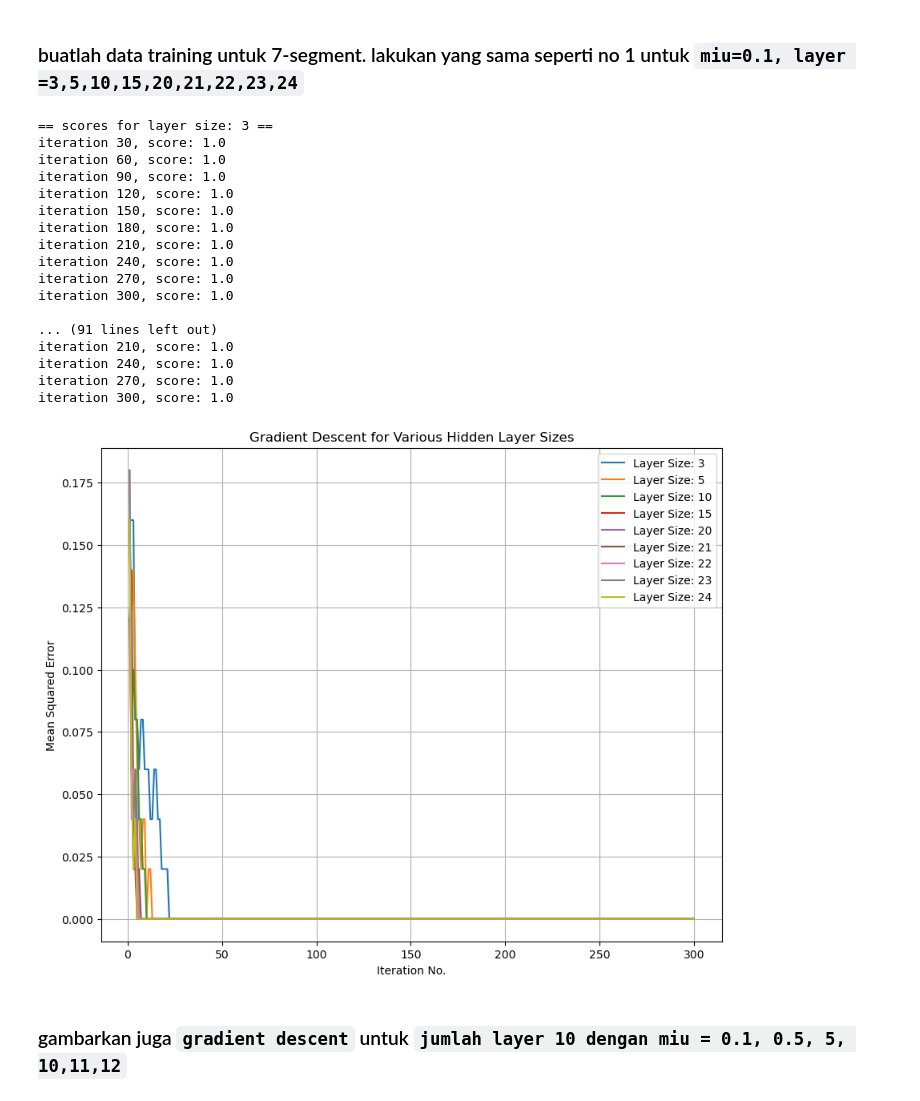
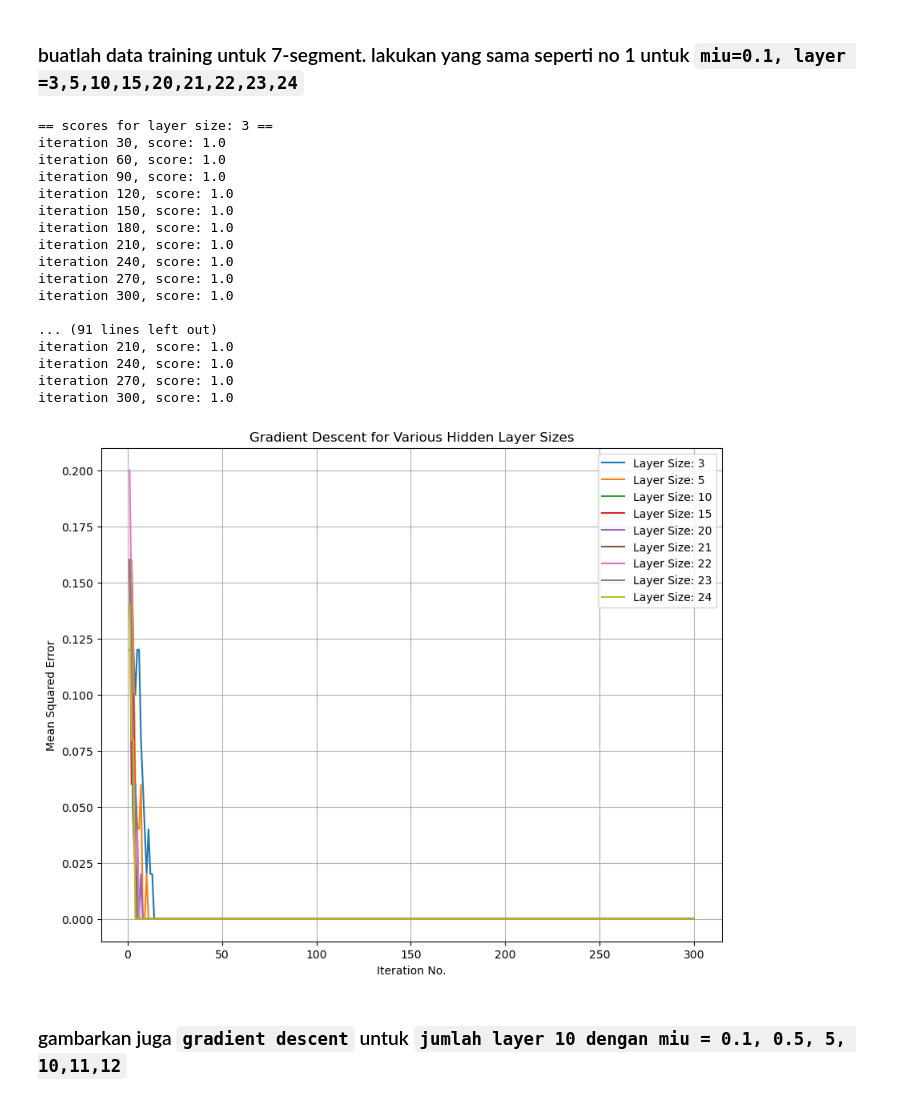
Before and after one commit to johannawawi/neuro-computing, a Jupyter notebook: week4.ipynb, the cells around one changed output. Saved outputs shown, nothing was run; the diff lists cells and outputs as text; code cells hidden in the pictures.

````diff
--- a/week4.ipynb
+++ b/week4.ipynb
@@ -161,8 +161,8 @@ for layer_size in hidden_layers:
 
     print(f"\n== scores for layer size: {layer_size} ==")
     for i in iter_num:
-        model = MLP(hidden_layer_sizes=(layer_size,), max_iter=i, activation='identity',
-                            learning_rate_init=0.1, random_state=42)
+        model = MLP(hidden_layer_sizes=(layer_size), max_iter=i, activation='identity',
+                            learning_rate_init=0.1, solver='lbfgs', random_state=42)
 
         # Train the model using integer labels
         y_labels = np.argmax(target, axis=1)
@@ -177,34 +177,34 @@ for layer_size in hidden_layers:
 
         if i % 30 == 0:
             print(f'iteration {i}, score: {model.score(input_sequence, y_labels)}')
 
     plt.plot(iter_num, error, label=f'Layer Size: {layer_size}')
 
 plt.xlabel('Iteration No.')
 plt.ylabel('Mean Squared Error')
 plt.title('Gradient Descent for Various Hidden Layer Sizes')
 plt.legend()
 plt.grid(True)
 plt.show()
 # %% [output]
 == scores for layer size: 3 ==
 iteration 30, score: 1.0
 iteration 60, score: 1.0
 iteration 90, score: 1.0
 iteration 120, score: 1.0
 iteration 150, score: 1.0
 iteration 180, score: 1.0
 iteration 210, score: 1.0
 iteration 240, score: 1.0
 iteration 270, score: 1.0
 iteration 300, score: 1.0
 
 ... (91 lines left out)
 iteration 210, score: 1.0
 iteration 240, score: 1.0
 iteration 270, score: 1.0
 iteration 300, score: 1.0
-[figure, old version]
+[figure, new version]
 # %% [markdown]
 ### gambarkan juga ```gradient descent``` untuk ```jumlah layer 10 dengan miu = 0.1, 0.5, 5, 10,11,12```
 # %%
````
Also changed, not shown: parts of 1 cell of this notebook.
